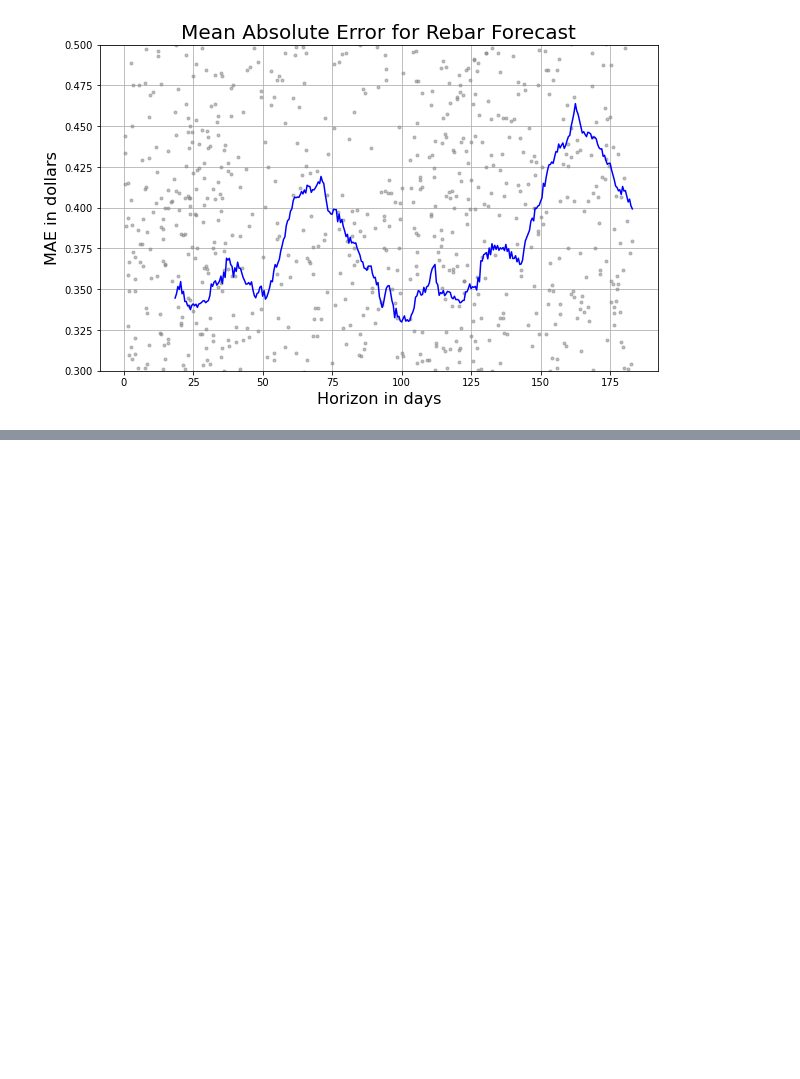
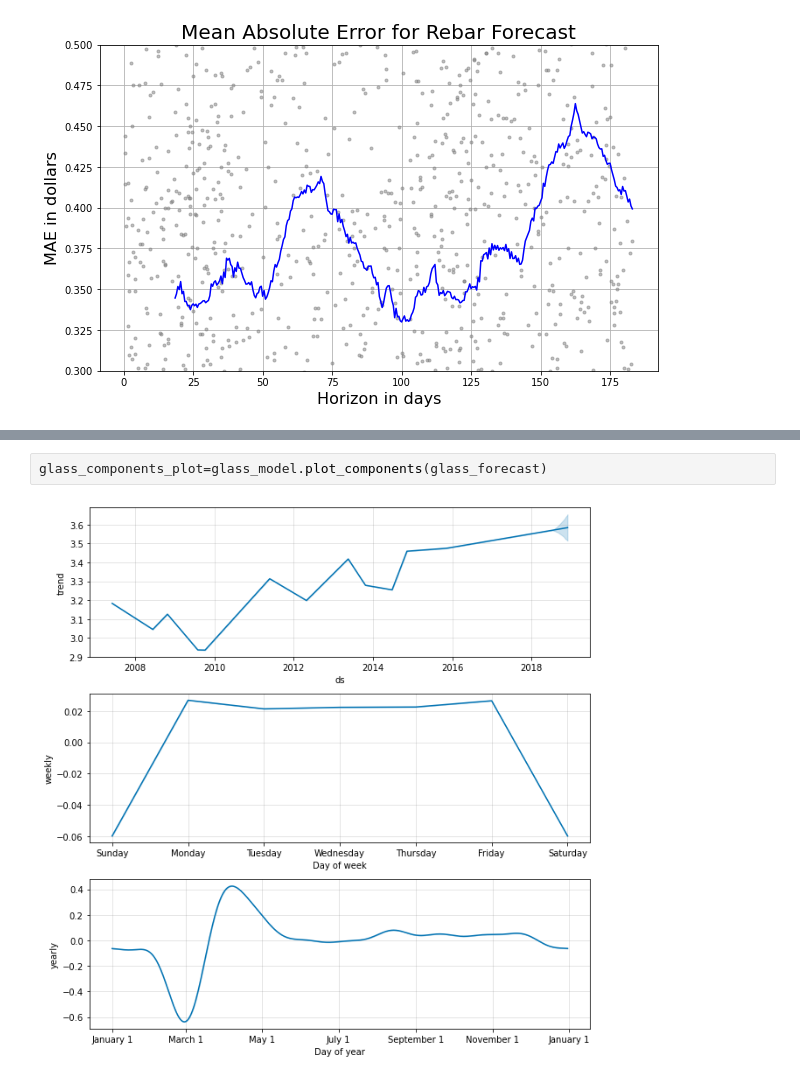
Before and after one commit to BlitzenPrancer/Core-Construction-Material-Cost-Forecasting-Project, a Jupyter notebook: Core_Construction_Material_Cost_Forecasting_Project.ipynb, the cells around one changed output, grey strips where cells are left out. Drawn from its saved outputs; the diff is of its cells as text; blank space fills up the shorter version.

```diff
--- a/Core_Construction_Material_Cost_Forecasting_Project.ipynb
+++ b/Core_Construction_Material_Cost_Forecasting_Project.ipynb
@@ -335,0 +413,4 @@ plt.ylim(0.3, 0.5)
+# %%
+glass_components_plot=glass_model.plot_components(glass_forecast)
+# %% [output]
+[figure, added]
```
Also changed, not shown: parts of 10 cells of this notebook.
